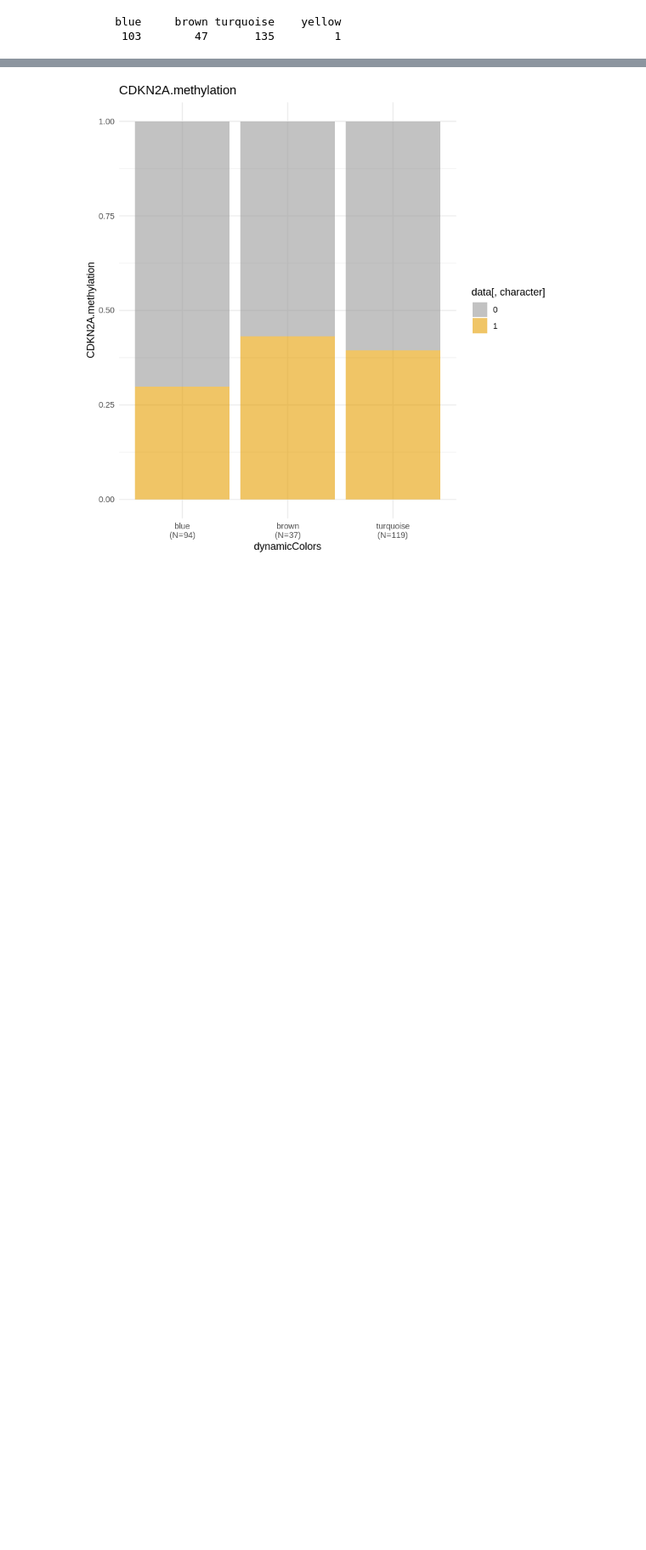
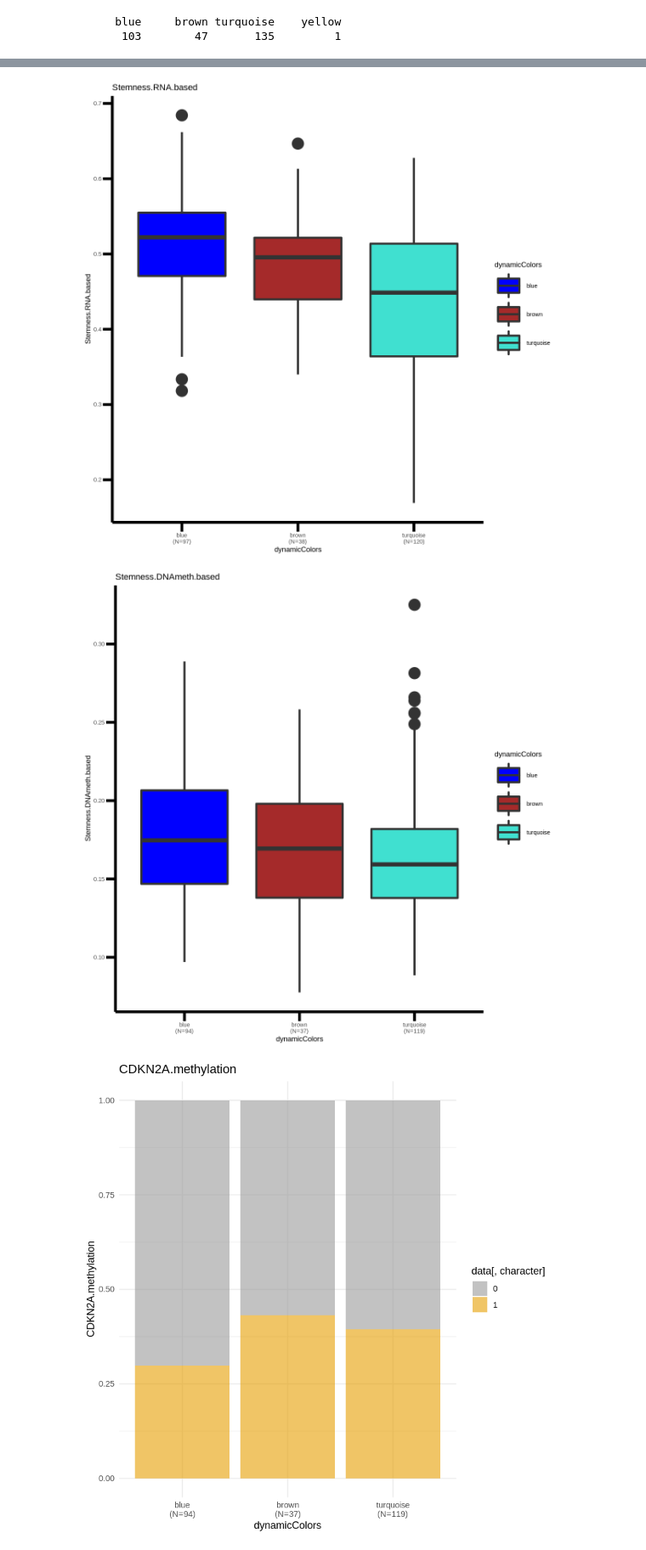
Before and after one commit to haojiang9999/HCA_script, a Jupyter notebook: Myjobs_Jupyter/NormalCancer/3_Signatures_dataset/1.Overall_status_analysis.ipynb, the cells around one changed output, grey strips where cells are left out. Shown at 85% size. Saved outputs shown, nothing was run; the diff lists cells and outputs as text; code cells hidden in the pictures; blank space fills up the shorter version.

```diff
--- a/Myjobs_Jupyter/NormalCancer/3_Signatures_dataset/1.Overall_status_analysis.ipynb
+++ b/Myjobs_Jupyter/NormalCancer/3_Signatures_dataset/1.Overall_status_analysis.ipynb
@@ -92,3 +103,34 @@ ggplot(data,aes(x = dynamicColors, y = data[,character],fill=dynamicColors))+
+# %%
+# Stemness.RNA.based #
+options(repr.plot.width=10, repr.plot.height=10)
+library(ggplot2)
+character <- "Stemness.RNA.based"
+data=subset(MergeTable.GI.Char, !is.na(MergeTable.GI.Char[,character]))
+xlabs <- paste(levels(data$dynamicColors),"\n(N=",table(data$dynamicColors),")",sep="")
+options(repr.plot.width=10, repr.plot.height=10)
+ggplot(data,aes(x = dynamicColors, y = data[,character],fill=dynamicColors))+
+  geom_boxplot(lwd=1.5,outlier.size = 8)+scale_x_discrete(labels=xlabs) +
+  theme_classic()+
+  theme(axis.line = element_line(colour = 'black', size = 2),axis.ticks = element_line(colour = "black", size = 2),
+       axis.ticks.length=unit(.5, "cm"),legend.key.size =unit(3,"line"))+
+  scale_fill_manual(values=c("blue","brown","turquoise","yellow")) +
+  labs(title =character, y = character)
+
+# Stemness.DNAmeth.based #
+library(ggplot2)
+character <- "Stemness.DNAmeth.based"
+data=subset(MergeTable.GI.Char, !is.na(MergeTable.GI.Char[,character]))
+xlabs <- paste(levels(data$dynamicColors),"\n(N=",table(data$dynamicColors),")",sep="")
+ggplot(data,aes(x = dynamicColors, y = data[,character],fill=dynamicColors))+
+  geom_boxplot(lwd=1.5,outlier.size = 8)+scale_x_discrete(labels=xlabs) +
+  theme_classic()+
+  theme(axis.line = element_line(colour = 'black', size = 2),axis.ticks = element_line(colour = "black", size = 2),
+       axis.ticks.length=unit(.5, "cm"),legend.key.size =unit(3,"line"))+
+  scale_fill_manual(values=c("blue","brown","turquoise","yellow")) +
+  labs(title =character, y = character)
+# %% [output]
+[figure, added]
+[figure, added]
 # %%
 #MergeTable.GI.Char$Tumor.cell.DNA.fraction
 
```
Also changed, not shown: parts of 2 cells of this notebook, 20 other files.
